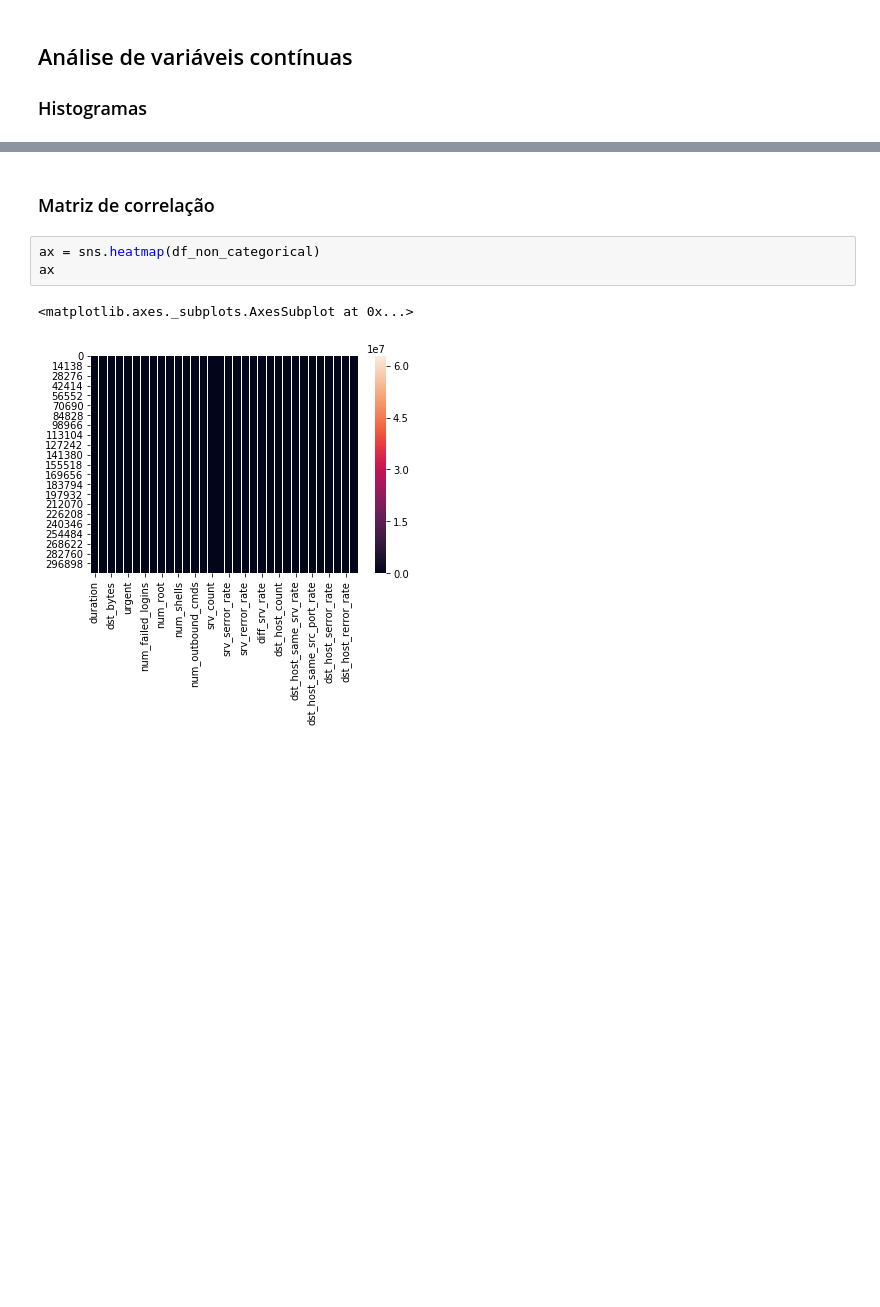
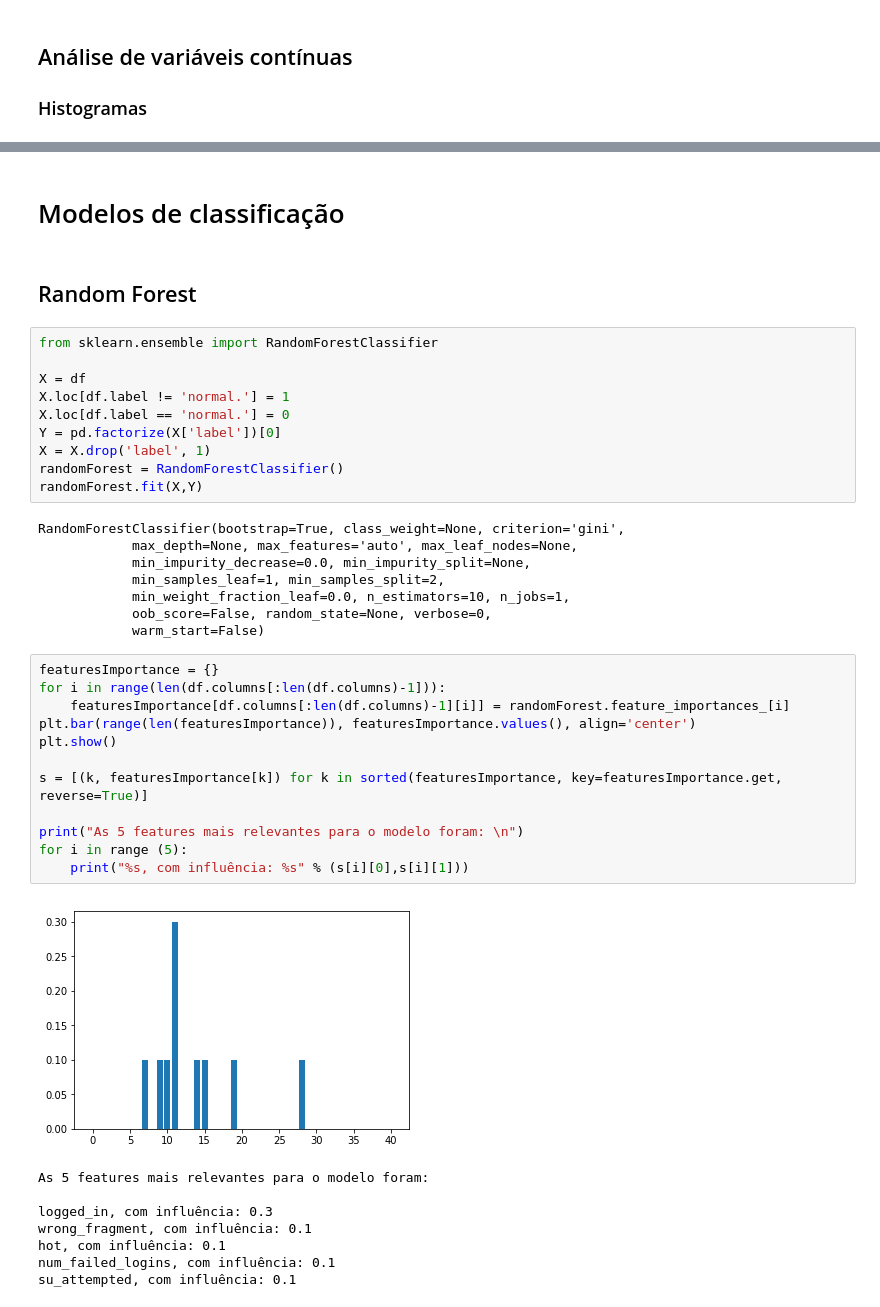
Before and after one commit to lucaslrolim/EEL840-KDD-CUP-99, a Jupyter notebook: Exploratory analysis.ipynb, the cells around one changed output, grey strips where cells are left out. Cells and saved outputs as stored; diff of their text form; blank space fills up the shorter version.

Commit message:
random forest

```diff
--- a/Exploratory analysis.ipynb
+++ b/Exploratory analysis.ipynb
@@ -116,8 +187,43 @@ df_non_categorical.hist(figsize = (34,40));
 # %% [markdown]
-### Matriz de correlação
+# Modelos de classificação
-# %%
-ax = sns.heatmap(df_non_categorical)
-ax
-# %% [output]
-<matplotlib.axes._subplots.AxesSubplot at 0x...>
-[figure, removed]
+# %% [markdown]
+## Random Forest
+# %%
+from sklearn.ensemble import RandomForestClassifier
+
+X = df
+X.loc[df.label != 'normal.'] = 1
+X.loc[df.label == 'normal.'] = 0
+Y = pd.factorize(X['label'])[0]
+X = X.drop('label', 1)
+randomForest = RandomForestClassifier()
+randomForest.fit(X,Y)
+# %% [output]
+RandomForestClassifier(bootstrap=True, class_weight=None, criterion='gini',
+            max_depth=None, max_features='auto', max_leaf_nodes=None,
+            min_impurity_decrease=0.0, min_impurity_split=None,
+            min_samples_leaf=1, min_samples_split=2,
+            min_weight_fraction_leaf=0.0, n_estimators=10, n_jobs=1,
+            oob_score=False, random_state=None, verbose=0,
+            warm_start=False)
+# %%
+featuresImportance = {}
+for i in range(len(df.columns[:len(df.columns)-1])):
+    featuresImportance[df.columns[:len(df.columns)-1][i]] = randomForest.feature_importances_[i]
+plt.bar(range(len(featuresImportance)), featuresImportance.values(), align='center')
+plt.show()
+
+s = [(k, featuresImportance[k]) for k in sorted(featuresImportance, key=featuresImportance.get, reverse=True)]
+
+print("As 5 features mais relevantes para o modelo foram: \n")
+for i in range (5):
+    print("%s, com influência: %s" % (s[i][0],s[i][1]))
+# %% [output]
+[figure, added]
+As 5 features mais relevantes para o modelo foram:
+
+logged_in, com influência: 0.3
+wrong_fragment, com influência: 0.1
+hot, com influência: 0.1
+num_failed_logins, com influência: 0.1
+su_attempted, com influência: 0.1
```
Also changed, not shown: parts of 17 cells of this notebook, 1 other file.
